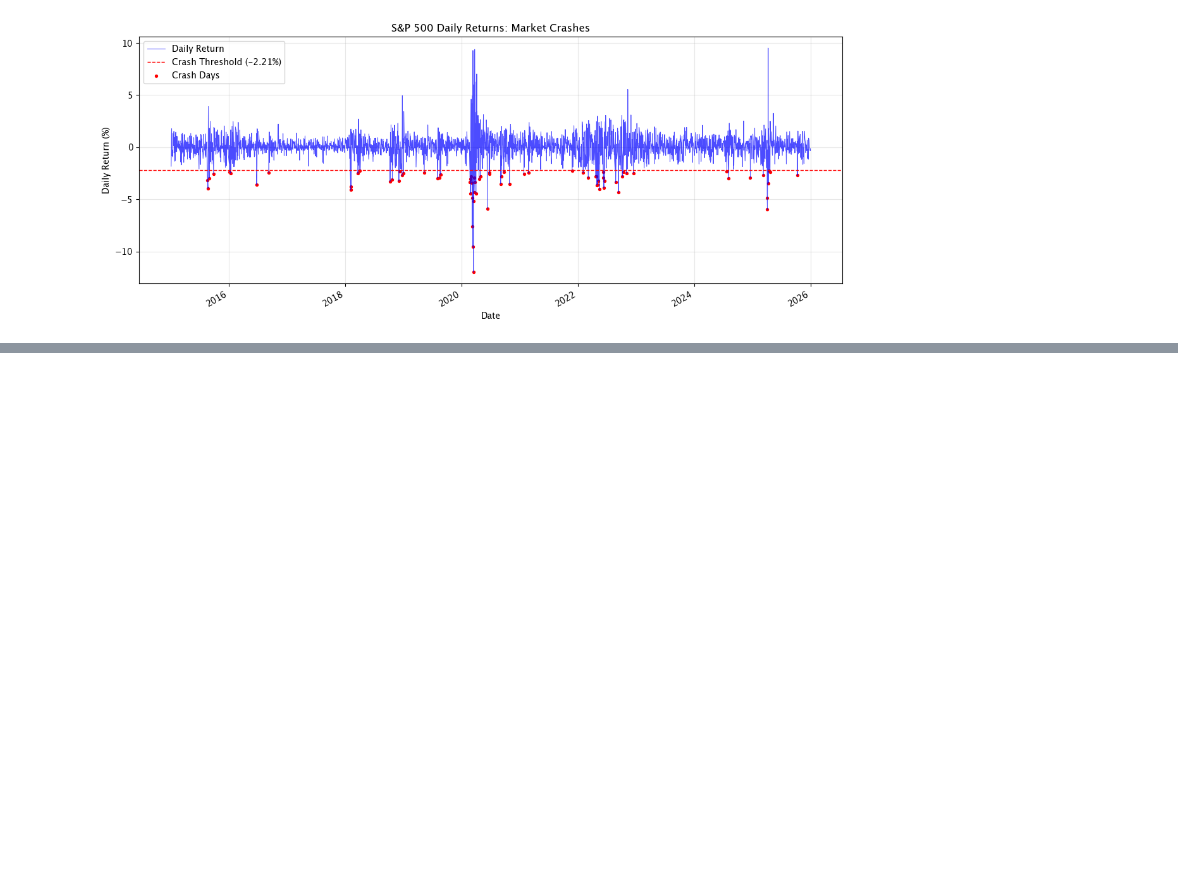
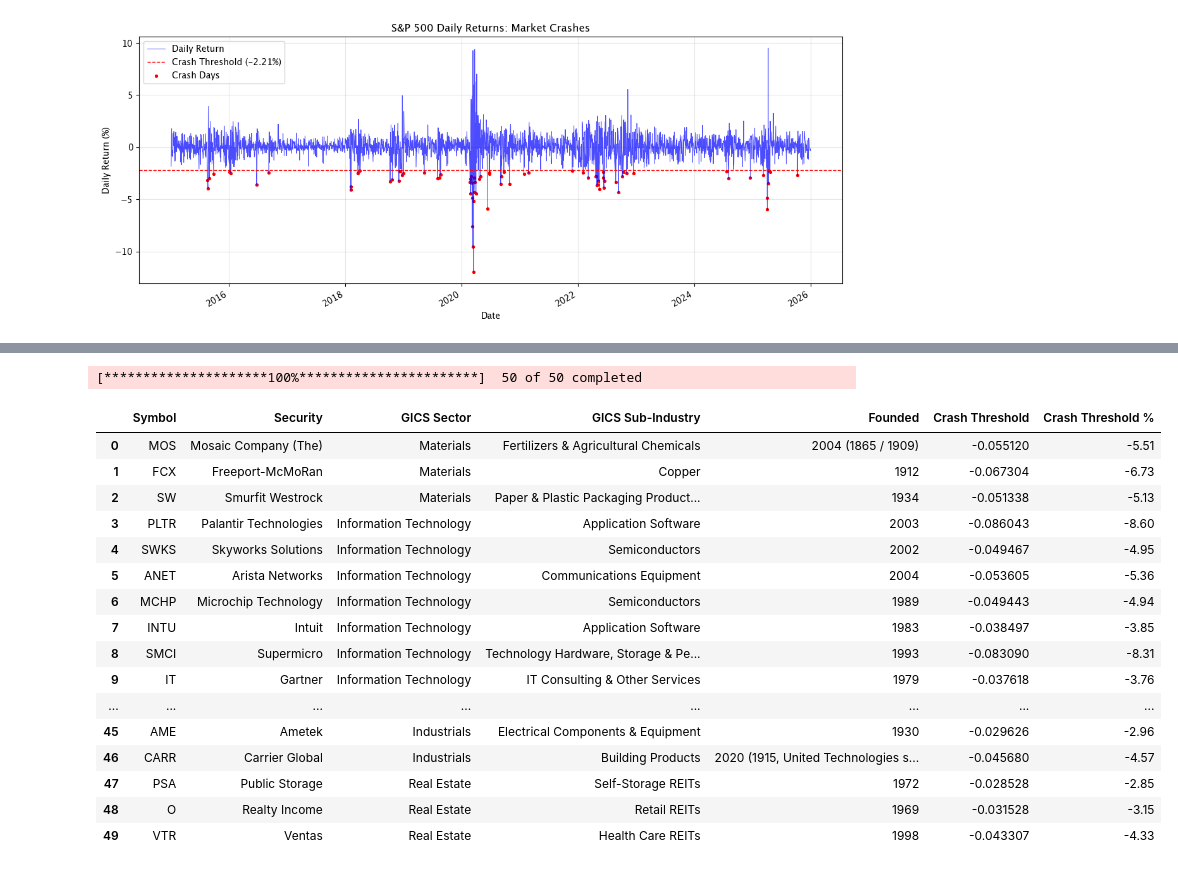
Before and after one commit to yannzg/sp500-rebounds, a Jupyter notebook: analysis.ipynb, the cells around one changed output, grey strips where cells are left out. Saved outputs shown, nothing was run; the diff lists cells and outputs as text; code cells hidden in the pictures; blank space fills up the shorter version.

Commit message:
adding crash thresholds

```diff
--- a/analysis.ipynb
+++ b/analysis.ipynb
@@ -272,18 +276,18 @@ sp500
 ### How Many S&P 500 Crashes Since 2015?
 # %%
 sp500["Daily Return"] = sp500["Close"].pct_change()
-mu = sp500["Daily Return"].mean()
-sigma = sp500["Daily Return"].std()
-crash_threshold = mu - 2 * sigma
+mean = sp500["Daily Return"].mean()
+std = sp500["Daily Return"].std()
+crash_threshold = mean - 2 * std
 
 # Crash days
 crash_days = sp500[sp500["Daily Return"] < crash_threshold]
 number_of_crashes = len(crash_days)
 
-print(f"Mean daily return: {(mu*100).round(3)}%")
-print(f"Standard deviation of daily returns: {(sigma*100).round(3)}%")
-print(f"Crash threshold: {(crash_threshold*100).round(3)}%")
-print(f"Number of days the S&P 500 fell below this threshold: {number_of_crashes}")
+print(f"- Mean daily return: {(mean*100).round(3)}%")
+print(f"- Standard deviation of daily returns: {(std*100).round(3)}%")
+print(f"- Crash threshold: {(crash_threshold*100).round(3)}%")
+print(f"- Number of days the S&P 500 fell below this threshold: {number_of_crashes}")
 
 print("\nDates of these crashes and their returns:")
 print((crash_days["Daily Return"] * 100).round(3).astype(str) + "%")
@@ -338,0 +347,38 @@ stocks.head()
+# %%
+stocks_info = final_sample[["Symbol", "Security", "GICS Sector", "GICS Sub-Industry", "Founded"]].copy()
+
+symbols = stocks_info["Symbol"].tolist()
+stocks_data = yf.download(symbols, start=start_date, end=end_date)
+
+stocks_info["Crash Threshold"] = 0.0
+
+# For each stock, compute mean, std, and find threshold
+for symbol in symbols:
+
+    mean = stocks_data["Close"][symbol].pct_change().mean()
+    std = stocks_data["Close"][symbol].pct_change().std()
+
+    stocks_info.loc[stocks_info["Symbol"] == symbol, "Crash Threshold"] = mean - 2*std
+
+stocks_info["Crash Threshold %"] = (stocks_info["Crash Threshold"] * 100).round(2)
+
+stocks_info
+# %% [output]
+[*********************100%***********************]  50 of 50 completed
+|  | Symbol | Security | GICS Sector | GICS Sub-Industry | Founded | Crash Threshold | Crash Threshold % |
+| 0 | MOS | Mosaic Company (The) | Materials | Fertilizers & Agricultural Chemicals | 2004 (1865 / 1909) | -0.055120 | -5.51 |
+| 1 | FCX | Freeport-McMoRan | Materials | Copper | 1912 | -0.067304 | -6.73 |
+| 2 | SW | Smurfit Westrock | Materials | Paper & Plastic Packaging Product... | 1934 | -0.051338 | -5.13 |
+| 3 | PLTR | Palantir Technologies | Information Technology | Application Software | 2003 | -0.086043 | -8.60 |
+| 4 | SWKS | Skyworks Solutions | Information Technology | Semiconductors | 2002 | -0.049467 | -4.95 |
+| 5 | ANET | Arista Networks | Information Technology | Communications Equipment | 2004 | -0.053605 | -5.36 |
+| 6 | MCHP | Microchip Technology | Information Technology | Semiconductors | 1989 | -0.049443 | -4.94 |
+| 7 | INTU | Intuit | Information Technology | Application Software | 1983 | -0.038497 | -3.85 |
+| 8 | SMCI | Supermicro | Information Technology | Technology Hardware, Storage & Pe... | 1993 | -0.083090 | -8.31 |
+| 9 | IT | Gartner | Information Technology | IT Consulting & Other Services | 1979 | -0.037618 | -3.76 |
+| ... | ... | ... | ... | ... | ... | ... | ... |
+| 45 | AME | Ametek | Industrials | Electrical Components & Equipment | 1930 | -0.029626 | -2.96 |
+| 46 | CARR | Carrier Global | Industrials | Building Products | 2020 (1915, United Technologies s... | -0.045680 | -4.57 |
+| 47 | PSA | Public Storage | Real Estate | Self-Storage REITs | 1972 | -0.028528 | -2.85 |
+| 48 | O | Realty Income | Real Estate | Retail REITs | 1969 | -0.031528 | -3.15 |
+| 49 | VTR | Ventas | Real Estate | Health Care REITs | 1998 | -0.043307 | -4.33 |
```
Also changed, not shown: parts of 8 cells of this notebook.
